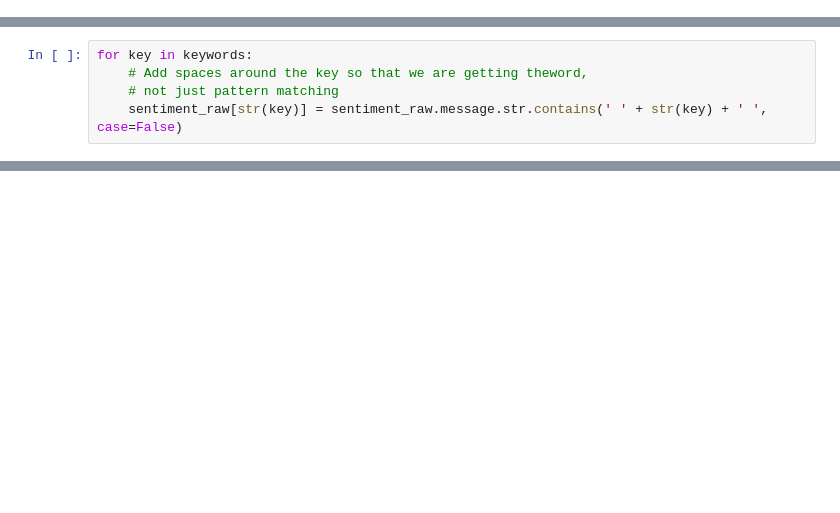
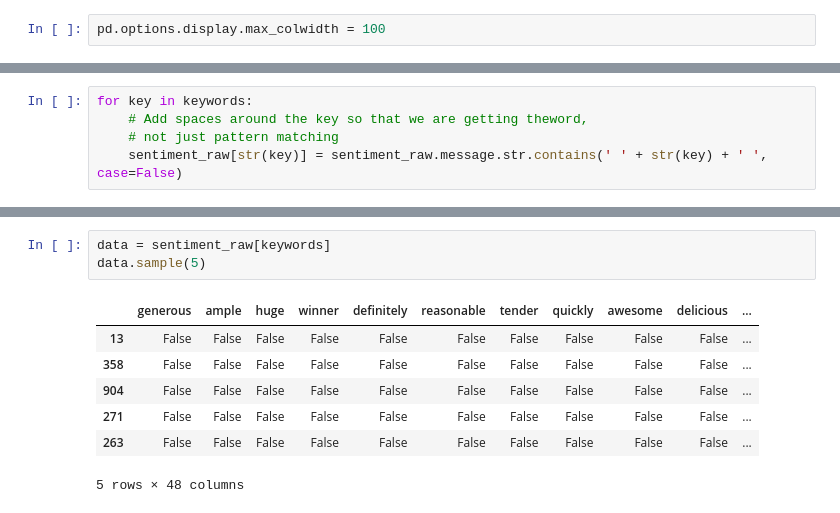
Before and after one commit to loupendley/Thinkful, a Jupyter notebook: HomeworkProjects/Unit2/Lesson2/Project7/Project7_Sentiment_Analysis.ipynb, the cells around one changed output, grey strips where cells are left out. Cells and saved outputs as stored; diff of their text form; blank space fills up the shorter version.

```diff
--- a/HomeworkProjects/Unit2/Lesson2/Project7/Project7_Sentiment_Analysis.ipynb
+++ b/HomeworkProjects/Unit2/Lesson2/Project7/Project7_Sentiment_Analysis.ipynb
@@ -8,3 +8,5 @@ import scipy
 import sklearn
 import matplotlib.pyplot as plt
 import seaborn as sns
+# %%
+pd.options.display.max_colwidth = 100
@@ -63,0 +100,11 @@ sentiment_raw.head(499)
+# %%
+data = sentiment_raw[keywords]
+data.sample(5)
+# %% [output]
+|  | generous | ample | huge | winner | definitely | reasonable | tender | quickly | awesome | delicious | ... |
+| 13 | False | False | False | False | False | False | False | False | False | False | ... |
+| 358 | False | False | False | False | False | False | False | False | False | False | ... |
+| 904 | False | False | False | False | False | False | False | False | False | False | ... |
+| 271 | False | False | False | False | False | False | False | False | False | False | ... |
+| 263 | False | False | False | False | False | False | False | False | False | False | ... |
+5 rows × 48 columns
```
Also changed, not shown: parts of 14 cells of this notebook.
